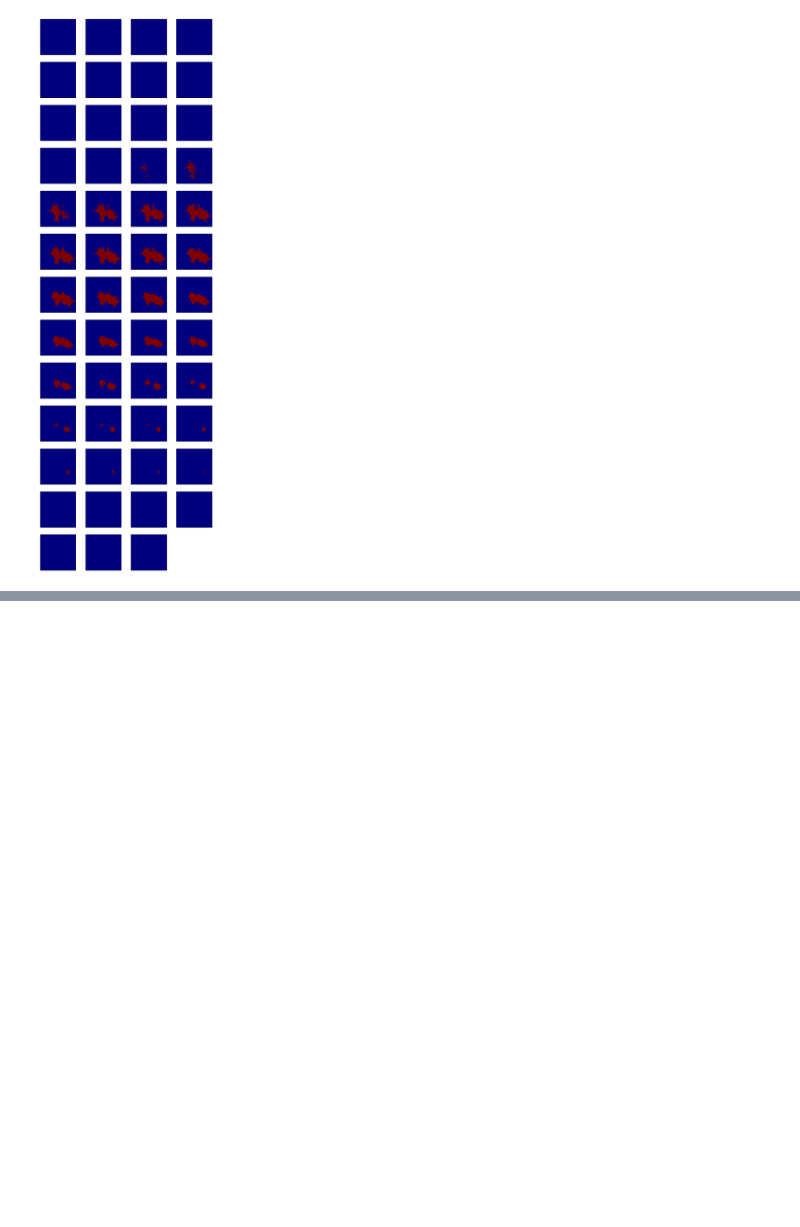
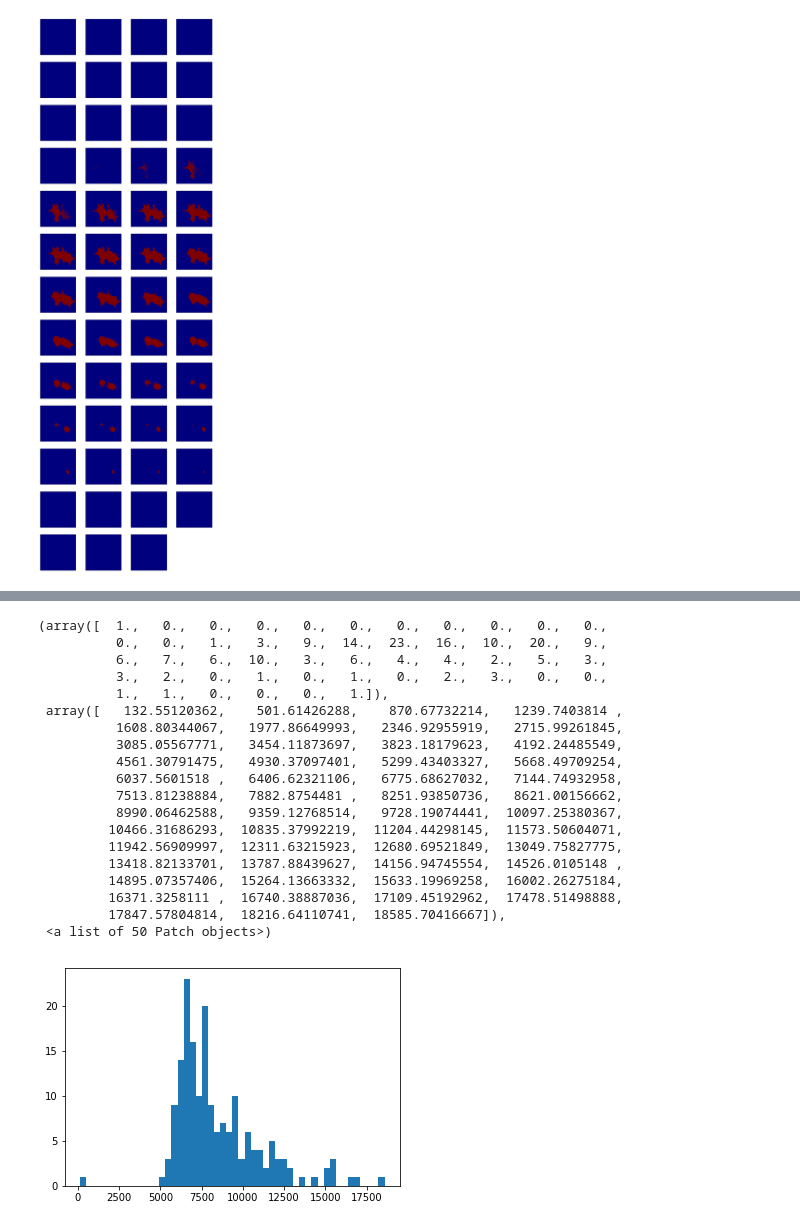
Before and after one commit to deniclab/csth-imaging, a Jupyter notebook: csth_analysis/foci_segmentation_test_run.ipynb, the cells around one changed output, grey strips where cells are left out. Drawn from its saved outputs; the diff is of its cells as text; code cells hidden in the pictures; blank space fills up the shorter version.

```diff
--- a/csth_analysis/foci_segmentation_test_run.ipynb
+++ b/csth_analysis/foci_segmentation_test_run.ipynb
@@ -207,0 +214,2 @@ PexSegment.PexSegmentObj.plot_stack(splitter.cell_masks[0])
+# %%
+foci_obj = foci.Foci(splitter, verbose=True)
@@ -207,0 +260,5 @@ PexSegment.PexSegmentObj.plot_stack(splitter.cell_masks[0])
+# %%
+test_segmenter = PexSegment.PexSegmenter(src_data=foci_obj.imgs[488][0, :, :, :], seg_method='canny',
+                    high_threshold=12500, low_threshold=6250)
+# %%
+pexsegmentobj = test_segmenter.segment()
@@ -207,0 +283,21 @@ PexSegment.PexSegmentObj.plot_stack(splitter.cell_masks[0])
+# %%
+c_foci = pexsegmentobj.peroxisomes
+raw_img = pexsegmentobj.raw_img
+objs, vols = np.unique(c_foci, return_counts=True)
+print('before eliminating dim foci: ' +
+      str(len(objs) - 1) + ' foci in image')
+vols = dict(zip(objs, vols))
+# get mean intensity for each focus
+mean_intensity = {}
+for obj in objs:
+    mean_intensity[obj] = np.sum(
+        raw_img[c_foci == obj]).astype('float')/vols[obj]
+rev_dict = {v: k for k, v in mean_intensity.items()}
+cell_mean = np.mean(raw_img[foci_obj.segmented_cells[0] != 0])
+cell_sd = np.std(raw_img[foci_obj.segmented_cells[0] != 0])
+for k in rev_dict.keys():
+    if k < cell_mean + 3*cell_sd:  # if mean intensity too low
+        c_foci[c_foci == rev_dict[k]] = 0  # eliminate focus
+
+print('after eliminating dim foci: ' +
+      str(len(np.unique(c_foci))-1) + ' foci in image')
@@ -207,0 +329,23 @@ PexSegment.PexSegmentObj.plot_stack(splitter.cell_masks[0])
+# %%
+plt.hist(np.asarray([v for v in mean_intensity.values()]), bins=50)
+# %% [output]
+(array([  1.,   0.,   0.,   0.,   0.,   0.,   0.,   0.,   0.,   0.,   0.,
+          0.,   0.,   1.,   3.,   9.,  14.,  23.,  16.,  10.,  20.,   9.,
+          6.,   7.,   6.,  10.,   3.,   6.,   4.,   4.,   2.,   5.,   3.,
+          3.,   2.,   0.,   1.,   0.,   1.,   0.,   2.,   3.,   0.,   0.,
+          1.,   1.,   0.,   0.,   0.,   1.]),
+ array([   132.55120362,    501.61426288,    870.67732214,   1239.7403814 ,
+          1608.80344067,   1977.86649993,   2346.92955919,   2715.99261845,
+          3085.05567771,   3454.11873697,   3823.18179623,   4192.24485549,
+          4561.30791475,   4930.37097401,   5299.43403327,   5668.49709254,
+          6037.5601518 ,   6406.62321106,   6775.68627032,   7144.74932958,
+          7513.81238884,   7882.8754481 ,   8251.93850736,   8621.00156662,
+          8990.06462588,   9359.12768514,   9728.19074441,  10097.25380367,
+         10466.31686293,  10835.37992219,  11204.44298145,  11573.50604071,
+         11942.56909997,  12311.63215923,  12680.69521849,  13049.75827775,
+         13418.82133701,  13787.88439627,  14156.94745554,  14526.0105148 ,
+         14895.07357406,  15264.13663332,  15633.19969258,  16002.26275184,
+         16371.3258111 ,  16740.38887036,  17109.45192962,  17478.51498888,
+         17847.57804814,  18216.64110741,  18585.70416667]),
+ <a list of 50 Patch objects>)
+[figure, added]
```
Also changed, not shown: parts of 29 cells of this notebook, 4 other files.
